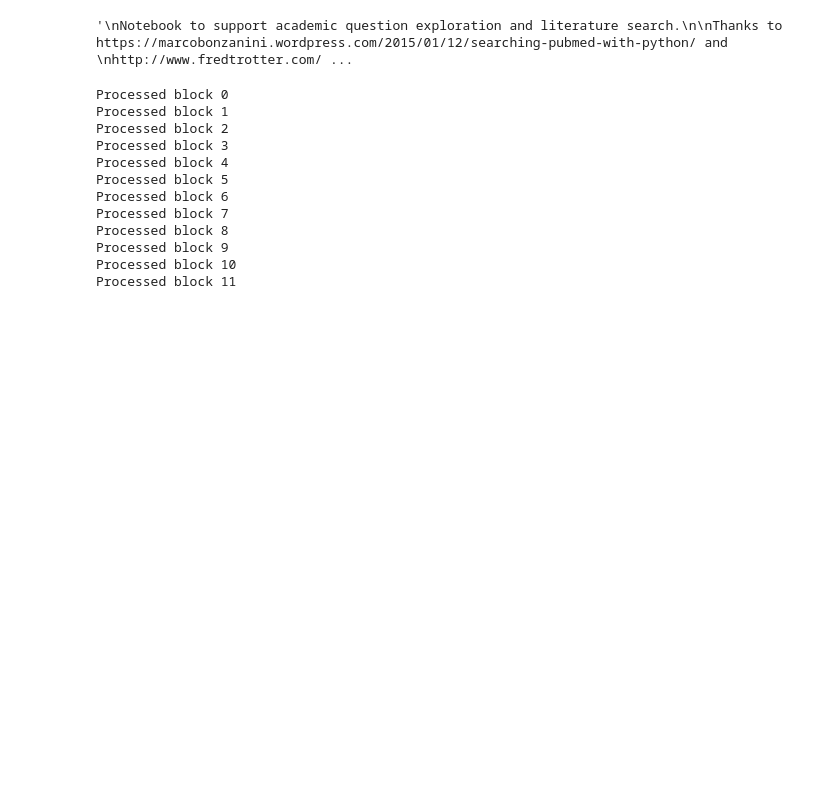
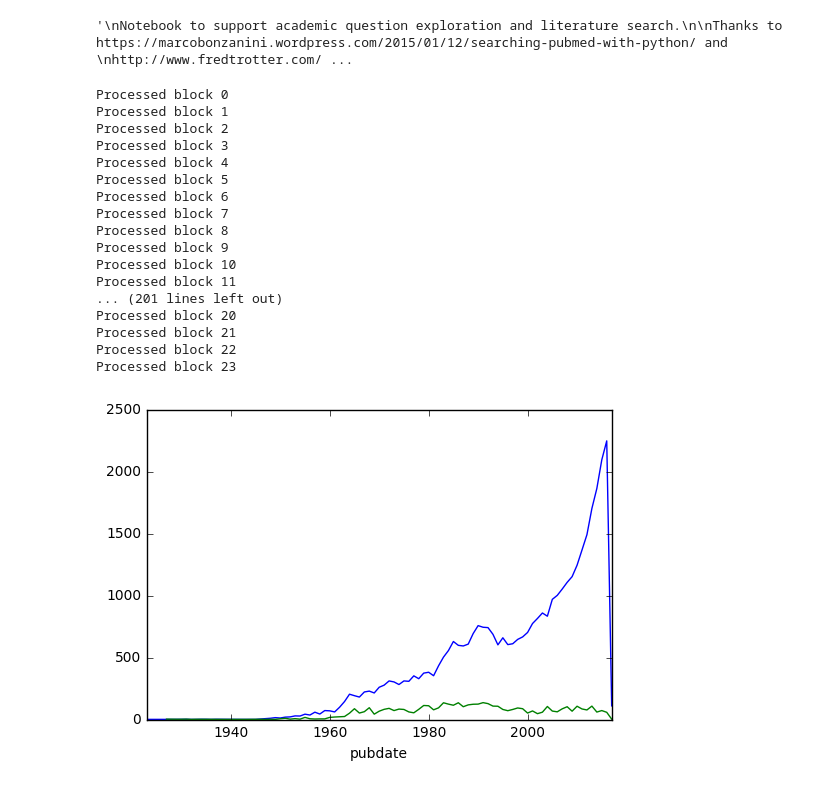
Before and after one commit to drcjar/litsearch, a Jupyter notebook: litsearch.ipynb, the cells around one changed output. Cells and saved outputs as stored; diff of their text form; code cells hidden in the pictures; blank space fills up the shorter version.

```diff
--- a/litsearch.ipynb
+++ b/litsearch.ipynb
@@ -185,20 +196,3 @@ def lit_search(term):
         print("Processed block {0}".format(i))
     pickle.dump( litsearch_results, open( "litsearch_results_{0}.p".format(term), "wb" ) )
     return summaries, pubtypes, abstracts, keywords, rcrs
-# %%
-term = 'idiopathic pulmonary fibrosis'
-summaries, pubtypes, abstracts, keywords, rcrs = lit_search(term)
-litsearch_results = pickle.load(open("litsearch_results_{0}.p".format(term), "rb"))
-# %% [output]
-Processed block 0
-Processed block 1
-Processed block 2
-Processed block 3
-Processed block 4
-Processed block 5
-Processed block 6
-Processed block 7
-Processed block 8
-Processed block 9
-Processed block 10
-Processed block 11
@@ -248,0 +243,43 @@ df.groupby('pubdate').pmid.count().plot()
+# %%
+def save_results_as_csv(term, df):
+    name = term.replace(" ", "-")
+    df.to_csv(name+".csv")
+# %%
+def explore_result_dataframe(df):
+    df.sort_values(by='rcr', ascending=False).head()
+    df.firstauthor.value_counts().head()
+    df.lastauthor.value_counts().head()
+    df.journal.value_counts().head()
+    df.pubtype.astype(str).value_counts().head()
+    df[df.abstract.str.contains('case-control')].head()
+    df.pubdate = pd.to_datetime(df.pubdate)
+    df.index = df.pubdate
+    df.groupby(df.pubdate.map(lambda x: x.year)).pmid.count().plot()
+# %%
+#terms = ['idiopathic pulmonary fibrosis', 'cryptogenic fibrosing alveolitis',
+terms = ['usual interstitial pneumonia', 'asbestosis' ]
+
+for term in terms:
+    summaries, pubtypes, abstracts, keywords, rcrs = lit_search(term)
+    df = make_result_dataframe( summaries, pubtypes, abstracts, keywords, rcrs )
+    save_results_as_csv(term, df)
+    explore_result_dataframe(df)
+# %% [output]
+Processed block 0
+Processed block 1
+Processed block 2
+Processed block 3
+Processed block 4
+Processed block 5
+Processed block 6
+Processed block 7
+Processed block 8
+Processed block 9
+Processed block 10
+Processed block 11
+... (201 lines left out)
+Processed block 20
+Processed block 21
+Processed block 22
+Processed block 23
+[figure, added]
```
Also changed, not shown: parts of 21 cells of this notebook, 2 other files.
